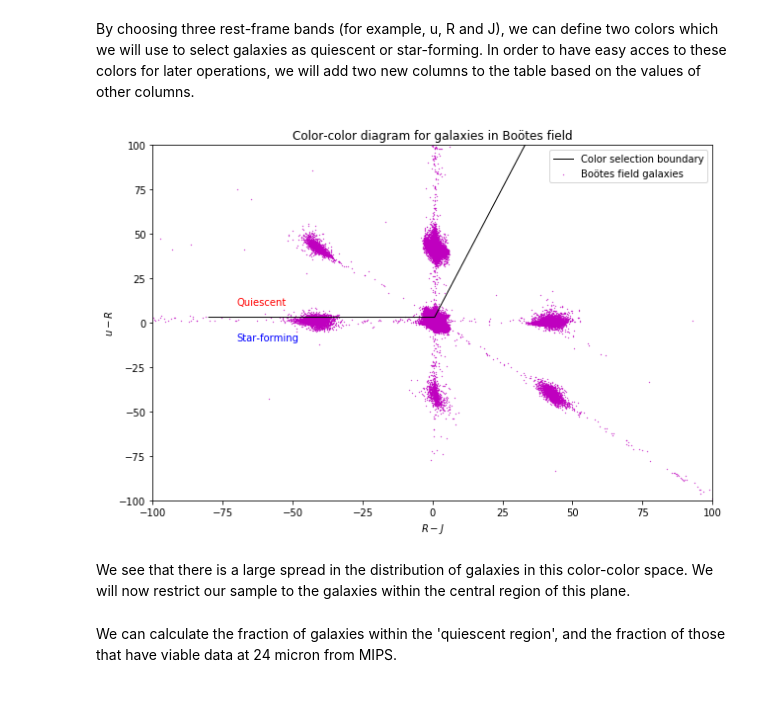
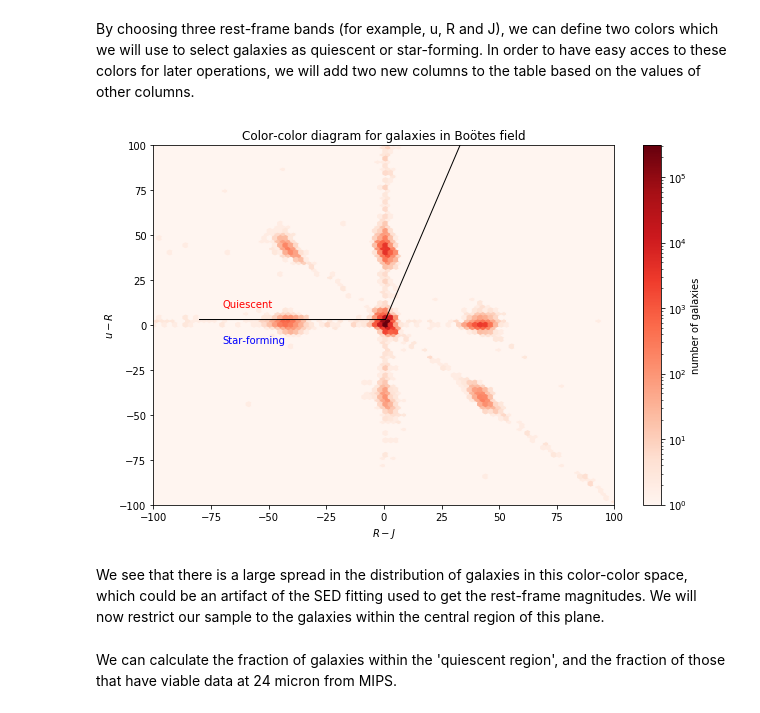
Before and after one commit to Bruno-Rodriguez/quiescent-galaxy, a Jupyter notebook: galaxies_select_SFR_pd.ipynb, the cells around one changed output. Saved outputs shown, nothing was run; the diff lists cells and outputs as text; code cells hidden in the pictures.

Commit message:
Updated galaxies_select_SFR_pd
Updated version with corrected SFR estimations, 2d histograms, and dropping entries marked as AGN.

```diff
--- a/galaxies_select_SFR_pd.ipynb
+++ b/galaxies_select_SFR_pd.ipynb
@@ -55,0 +12,10 @@ Number of galaxies in catalogue: 2214329
+# %%
+# Selecting columns to read:
+columns = ['ID','Z_BEST','Mass_median','Ks_flux','u_rest','R_rest','J_rest','F_MIPS_24','FErr_MIPS_24_u','FErr_MIPS_24_l','F_PACS_100','F_SPIRE_500','AGN','ch1_flux','ch2_flux','ch3_flux','ch4_flux']
+start_time1 = time()
+# Reading the data:
+bootes = pd.read_csv('/home/bruno/Documents/COSMOamautas/boote_catalogue.csv',usecols=columns)
+end_time1 = time()
+print(f"Creating dataframe took {end_time1-start_time1:.4g} seconds!")
+bootes.info()
+print(f"Number of galaxies in catalogue: {len(bootes)}")
@@ -60,7 +44,6 @@ Since we will be selecting galaxies based on their rest-frame u-R and R-J colors
 # %%
-#print(bootes_data)
 pd.options.mode.use_inf_as_na = True
-bootes_data.dropna(subset=['u_rest','R_rest','J_rest'],inplace=True)
-bootes_data = bootes_data[(bootes_data['Ks_flux']>0) & (bootes_data['Z_BEST']>=0)]
-print(f"Number of galaxies in sample: {len(bootes_data)}")
+bootes.dropna(subset=['u_rest','R_rest','J_rest'],inplace=True)
+bootes = bootes[(bootes['Ks_flux']>0) & (bootes['Z_BEST']>=0.1)]
+print(f"Number of galaxies in sample: {len(bootes)}")
 # %% [output]
@@ -124,5 +124,5 @@ Following the sample specifications of Ilbert et al. 2013 and Man et al. 2016, w
 # %%
 # Making cut in Ks magnitude
-bootes_data = bootes_data[uJyToAB(bootes_data['Ks_flux'])<24]
-print(f"Number of galaxies in sample: {len(bootes_data)}")
+bootes = bootes[uJyToAB(bootes['Ks_flux'])<24]
+print(f"Number of galaxies in sample: {len(bootes)}")
 # %% [output]
@@ -135,23 +135,24 @@ By choosing three rest-frame bands (for example, u, R and J), we can define two
 filter1 = 'u'
 filter2 = 'R'
 filter3 = 'J'
-bootes_data['u-R']=bootes_data[f'{filter1}_rest']-bootes_data[f'{filter2}_rest']
-bootes_data['R-J']=bootes_data[f'{filter2}_rest']-bootes_data[f'{filter3}_rest']
+bootes['uR'] = bootes[f'{filter1}_rest']-bootes[f'{filter2}_rest']
+bootes['RJ'] = bootes[f'{filter2}_rest']-bootes[f'{filter3}_rest']
 # %%
 fig1, ax1 = plt.subplots(figsize=(9,6))
 ax1.set_title('Color-color diagram for galaxies in Boötes field')
 ax1.set_xlabel(f"${filter2}-{filter3}$",fontsize=10)
 ax1.set_ylabel(f"${filter1}-{filter2}$",fontsize=10)
-ax1.scatter(bootes_data['R-J'],bootes_data['u-R'],color='m',s=0.1,label='Boötes field galaxies')
+hb = ax1.hexbin(bootes['RJ'],bootes['uR'],bins='log',cmap='Reds')
+cb = fig1.colorbar(hb, ax=ax1)
+cb.set_label('number of galaxies')
 ax1.plot([-80,0.7,80],[3.1,3.1,241],color='k',linewidth=1,label='Color selection boundary')
-ax1.legend(numpoints=1, loc='best')
 ax1.set_xlim(xmin=-100,xmax=100)
 ax1.set_ylim(ymin=-100,ymax=100)
-ax1.annotate('Quiescent',xy=(0,0),xytext=(-70,10),fontsize=10,color='r')
-ax1.annotate('Star-forming',xy=(0,0),xytext=(-70,-10),fontsize=10,color='b')
+ax1.text(-70,10,'Quiescent',size=10,color='r')
+ax1.text(-70,-10,'Star-forming',size=10,color='b')
 fig1.tight_layout()
 plt.show()
 # %% [output]
-[figure, old version]
+[figure, new version]
 # %% [markdown]
-We see that there is a large spread in the distribution of galaxies in this color-color space. We will now restrict our sample to the galaxies within the central region of this plane.
+We see that there is a large spread in the distribution of galaxies in this color-color space, which could be an artifact of the SED fitting used to get the rest-frame magnitudes. We will now restrict our sample to the galaxies within the central region of this plane.
```
Also changed, not shown: parts of 44 cells of this notebook.
